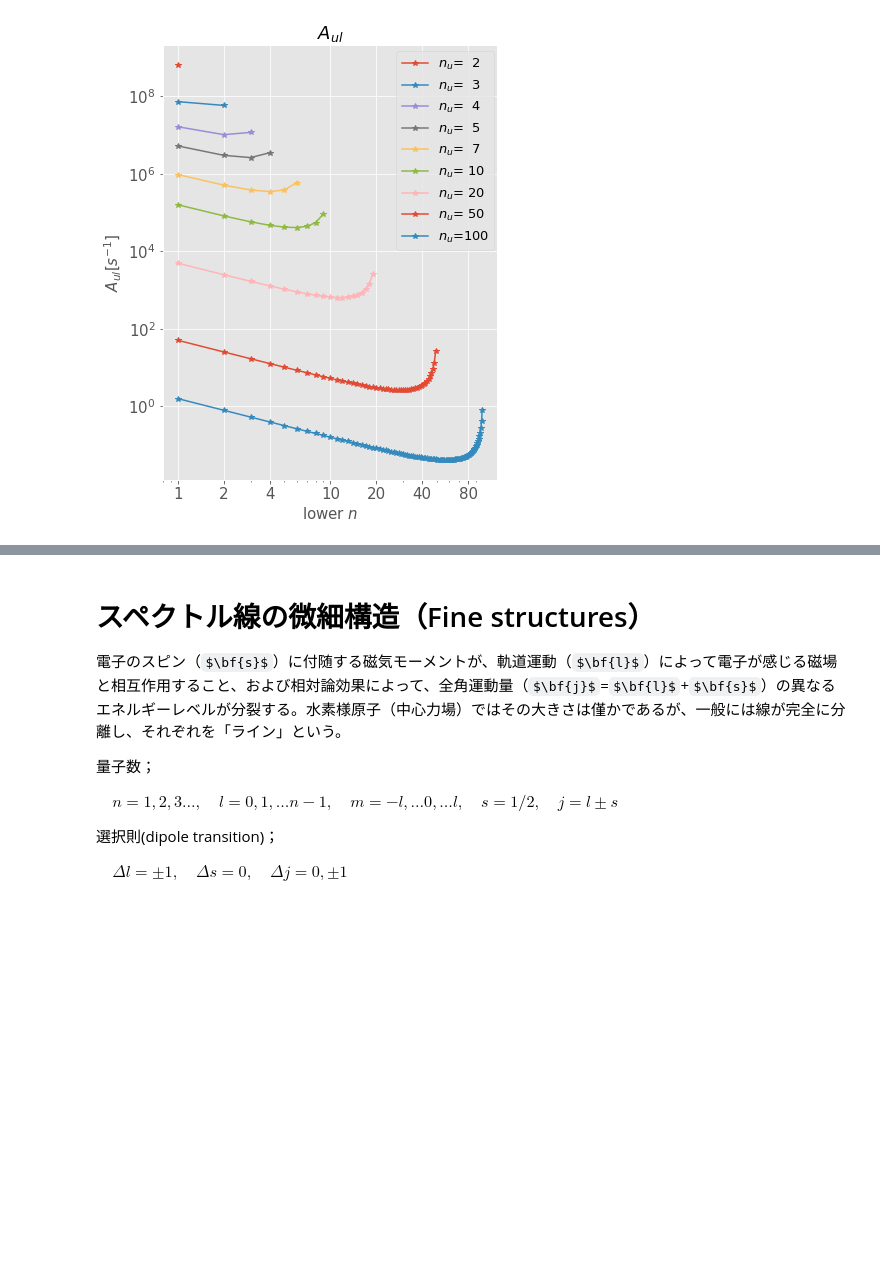
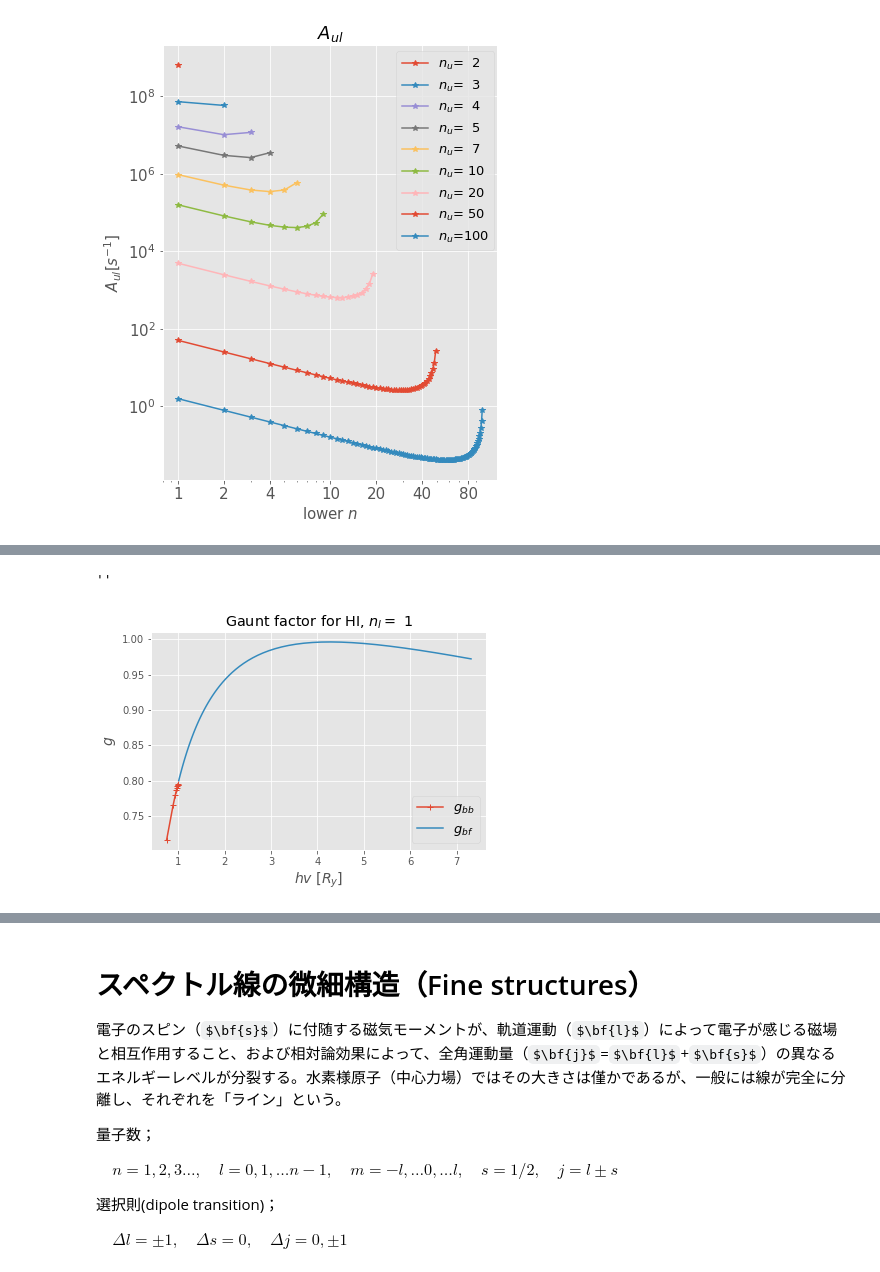
Before and after one commit to kouui/spectra-deprecated, a Jupyter notebook: notebooks/hydrogen.ipynb, the cells around one changed output, grey strips where cells are left out. Cells and saved outputs as stored; diff of their text form; code cells hidden in the pictures; some formulas as TeX source; blank space fills up the shorter version.

```diff
--- a/notebooks/hydrogen.ipynb
+++ b/notebooks/hydrogen.ipynb
@@ -435,0 +451,13 @@ ri #-Rational(3 ,2)
+# %%
+# order estimate of A
+v, c, hb, e, a0 = symbols('v c hbar e a_0')
+Ry, alp, nl, nu = symbols('R_y alpha n_l n_u')
+nl1 = 2 ;  nu1 = 3   # H-alpha
+v1 = Cst.E_Rydberg_*(1/nl1**2 - 1/nu1**2)/Cst.h_
+A = 32* pi**3* v**3 *e**2 /3 /c**3 /hb *(a0)**2
+B = alp**3 * Ry/3/hb *(1/nl**2 - 1/nu**2)**3
+A1 = A.subs(([(n,2),(v,v1),(e,Cst.e_),(c,Cst.c_),(hb,Cst.h_/2/pi),(a0,Cst.a0_)]))
+B1 = B.subs(([(Ry,Cst.E_Rydberg_),(alp,Cst.alp_),(hb,Cst.h_/2/pi),(nl,nl1),(nu,nu1)]))
+display(Math(r'A_{ul} \sim %s = %s \sim %7.3e s^{-1}' % (sympy.latex(A),sympy.latex(B),N(A1)) ))
+
+#sympy.printing.print_latex(A) ; sympy.printing.print_latex(B)
@@ -940,7 +792,3 @@ ax.legend(bbox_to_anchor=(1.01,1),fontsize=13,ncol=1)
 # %% [output]
 <matplotlib.legend.Legend at 0x...>
 [figure]
-# %%
-nus = np.array([1,2,3,4,5,6,7],dtype=int)
-ii = np.where(nus > 3)[0]
-nus[ii]
@@ -948,0 +803,50 @@ array([4, 5, 6, 7])
+# %%
+#  Gaunt factor,  Menzel and Pakerie 1935
+#  2020.5.26  k.i.
+from mpmath import *
+
+def Dnn1(nl,nu):
+    F1 = hyp2f1(-nu+1, -nl, 1, -4*nl*nu/(nu-nl)**2)
+    F2 = hyp2f1(-nl+1, -nu, 1, -4*nl*nu/(nu-nl)**2)
+    return F1**2 - F2**2
+
+def Dnn(nl,nu):
+    nnu = np.size(np.array(nu))
+    if nnu > 1:
+        DD = np.repeat(0j,nnu)
+        for i in range(0,nnu):
+            DD[i] = Dnn1(nl,nu[i])
+        return DD
+    return Dnn1(nl,nu)
+
+def gbb(nl,nu):
+    nume = np.pi*np.sqrt(3) * ((nu-nl)/(nu+nl))**(2*(nu+nl)) * nu*nl *Dnn(nl,nu)
+    deno = nu - nl
+    return nume/deno
+
+def gbf(nl,k):
+    nume = np.pi*np.sqrt(3) * nl * k * np.exp(-4* k * np.arctan(nl/k)) * np.abs(Dnn(nl,1j*k))
+    deno = np.sqrt(k**2 + nl**2) * (1 - np.exp(-2*np.pi*k))
+    return nume/deno
+
+#-------------------------------------------------------------
+nl = 1
+nmax = 10  ;  nus = np.linspace(2, nmax, nmax-1)
+kmax = 10  ;  ks = np.logspace(-0.4, 1, 100)
+hvl = (1/nl**2 - 1/nus**2)
+hvc = (1/nl**2 + 1/ks**2)
+
+fig = plt.figure(figsize=(6,4))
+ax = fig.add_subplot(1,1,1 )
+gbbs = gbb(nl,nus)
+gbfs = gbf(nl,ks)
+ax.plot(hvl,gbbs,"-+",label="$g_{bb}$")
+ax.plot(hvc,gbfs,"-",label="$g_{bf}$")
+ax.set_xlabel("$hv$ [$R_y$]",fontsize=14)
+ax.set_ylabel("$g$",fontsize=14)
+ax.set_title("Gaunt factor for HI, $n_l=${0:2d}".format(nl))
+ax.legend(bbox_to_anchor=(1, 0),loc='lower right',fontsize=13,ncol=1)
+;
+# %% [output]
+''
+[figure, added]
```
Also changed, not shown: parts of 33 cells of this notebook, 2 other files.
